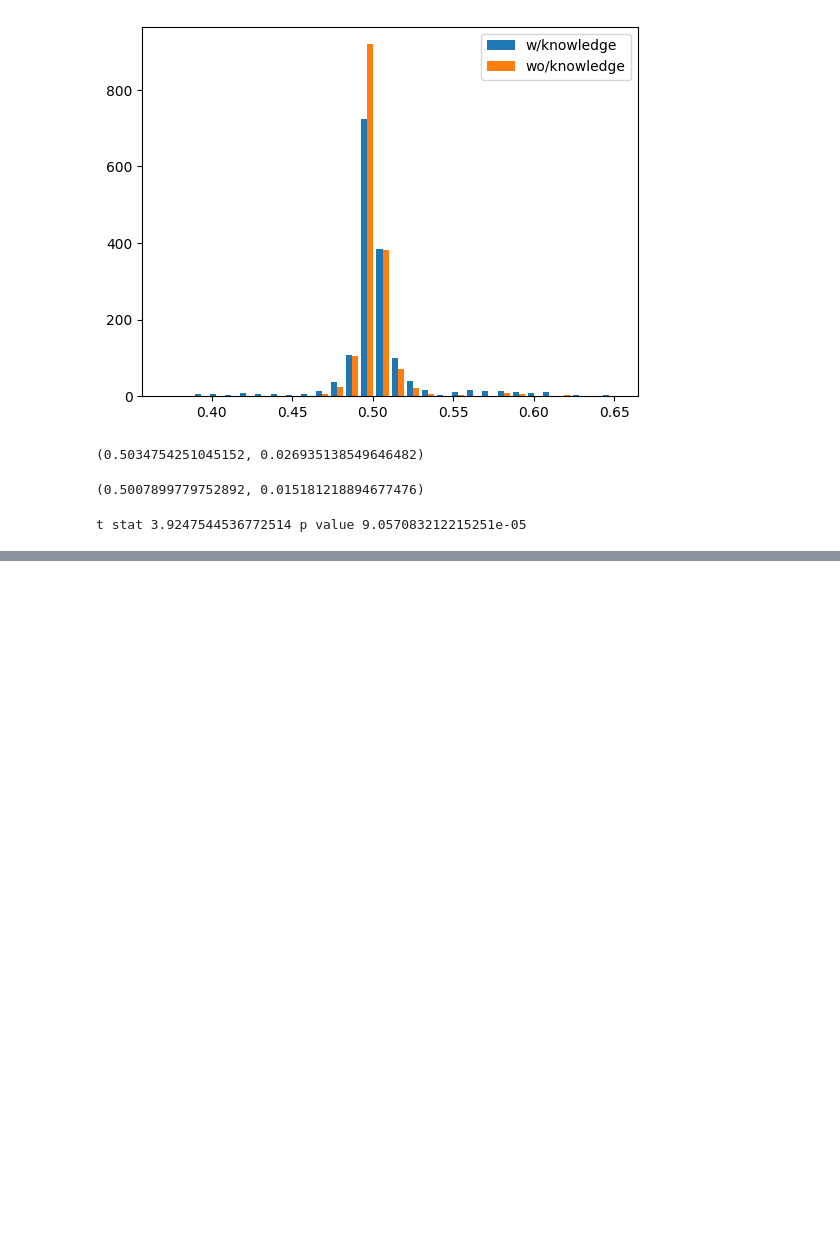
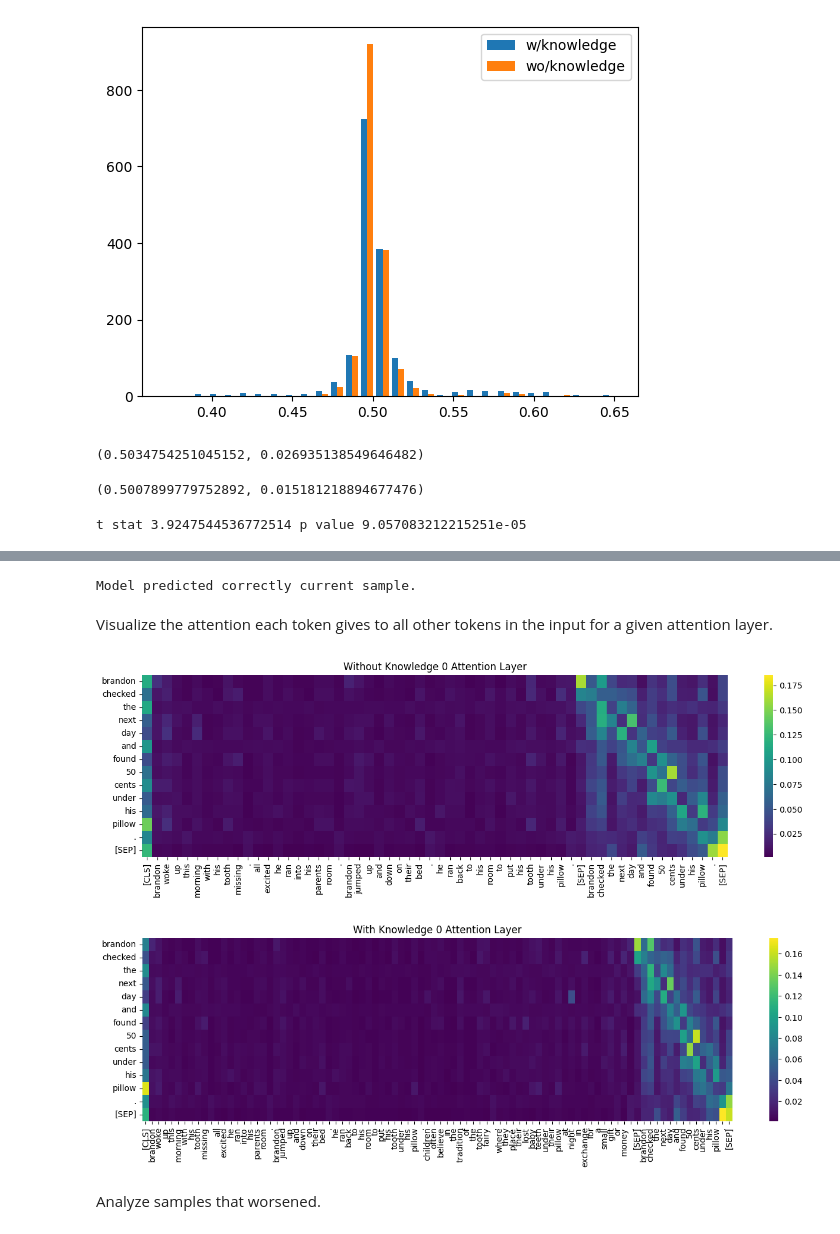
Before and after one commit to sveinerss/w266_project, a Jupyter notebook: knowledge_prompts/inference/Bert_Experiment.ipynb, the cells around one changed output, grey strips where cells are left out. Saved outputs shown, nothing was run; the diff lists cells and outputs as text; code cells hidden in the pictures; blank space fills up the shorter version.

Commit message:
Included additional analysis for Bert/KP

```diff
--- a/knowledge_prompts/inference/Bert_Experiment.ipynb
+++ b/knowledge_prompts/inference/Bert_Experiment.ipynb
@@ -214,0 +298,6 @@ t stat 3.9247544536772514 p value 9.057083212215251e-05
+# %%
+improved_ids = corrected_df["ID"].values
+random_selection = np.random.choice(improved_ids)
+random_selection = "1b06e78a-3f2e-4445-a72f-780b27f3f40d"
+sample_item = retrieveByID(ds_know, random_selection)
+sample_item
@@ -214,0 +311,16 @@ t stat 3.9247544536772514 p value 9.057083212215251e-05
+# %%
+sample_story, sample_answer, sample_cands = sample_item["query"], sample_item["answer"], sample_item["cands"]
+sample_knowledge = sample_item["knowledge"] if "knowledge" in sample_item.keys() else None
+if sample_knowledge is not None:
+  sample_pred, sample_probs = predict_with_bert(sample_story, sample_cands, sample_knowledge)
+  sample_pred_unk, sample_probs_unk = predict_with_bert(sample_story, sample_cands, None)
+else:
+  sample_pred, sample_probs = predict_with_bert(sample_story, sample_cands, sample_knowledge)
+
+
+if sample_pred==sample_answer:
+  print("Model predicted correctly current sample.")
+else:
+  print("Model predicted incorrectly current sample.")
+# %% [output]
+Model predicted correctly current sample.
@@ -214,0 +345,45 @@ t stat 3.9247544536772514 p value 9.057083212215251e-05
+# %% [markdown]
+Visualize the attention each token gives to all other tokens in the input for a given attention layer.
+# %%
+def visualizeAttention(layer, att_know, att_normal, inputs_know, inputs_normal, figsize=(16,4)):
+  # remove batch dimension
+  know_att_layer = att_know[layer].squeeze(0)
+  norm_att_layer = att_normal[layer].squeeze(0)
+
+  # Convert token IDs back to tokens
+  tokens_know = tokenizer.convert_ids_to_tokens(inputs_know['input_ids'][0])
+  tokens_norm = tokenizer.convert_ids_to_tokens(inputs_normal['input_ids'][0])
+
+  # Calculate the average attention across all heads in the selected layer
+  avg_attention_know = know_att_layer.mean(dim=0)
+  avg_attention_norm = norm_att_layer.mean(dim=0)
+
+  # Find the position of the first [SEP] token
+  sep_pos_know = tokens_know.index('[SEP]') + 1
+  sep_pos_norm = tokens_norm.index('[SEP]') + 1
+
+  # Slice the attention matrix to only include rows for tokens after [SEP]
+  # and all columns to see how these tokens attend to the entire input
+  attention_sliced_know = avg_attention_know[sep_pos_know:, :]
+  attention_sliced_norm = avg_attention_norm[sep_pos_norm:, :]
+
+  # separate plots for attention with and without knowledge
+  fig, ax = plt.subplots(figsize=figsize)
+
+  sns.heatmap(attention_sliced_norm.detach().cpu().numpy(), xticklabels=tokens_norm, yticklabels=tokens_norm[sep_pos_norm:], cmap='viridis', ax=ax)
+  ax.set_title(f"Without Knowledge {layer} Attention Layer")
+  plt.show()
+
+  fig, ax = plt.subplots(figsize=figsize)
+  sns.heatmap(attention_sliced_know.detach().cpu().numpy(), xticklabels=tokens_know, yticklabels=tokens_know[sep_pos_know:], cmap='viridis', ax=ax)
+  ax.set_title(f"With Knowledge {layer} Attention Layer")
+  plt.show()
+
+  return None
+# %%
+visualizeAttention(0, attention_know, attention_normal, inputs_know, inputs_normal)
+# %% [output]
+[figure, added]
+[figure, added]
+# %% [markdown]
+Analyze samples that worsened.
```
Also changed, not shown: parts of 25 cells of this notebook.
